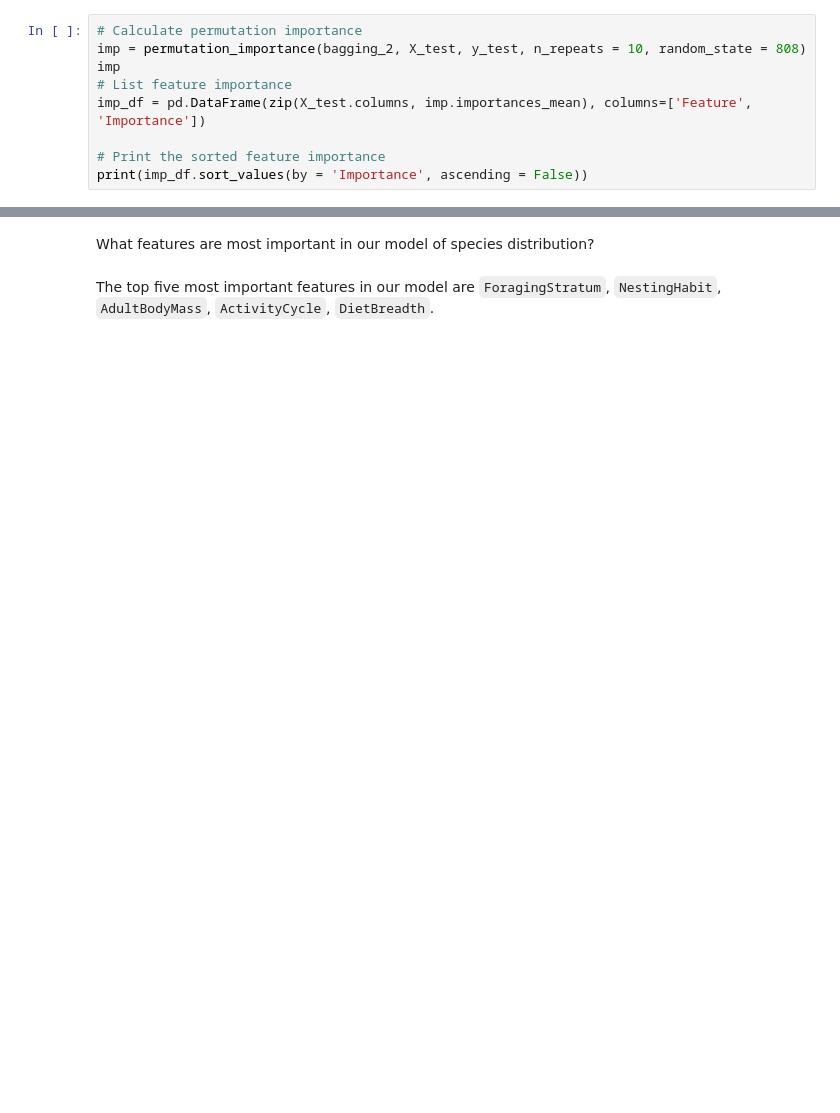
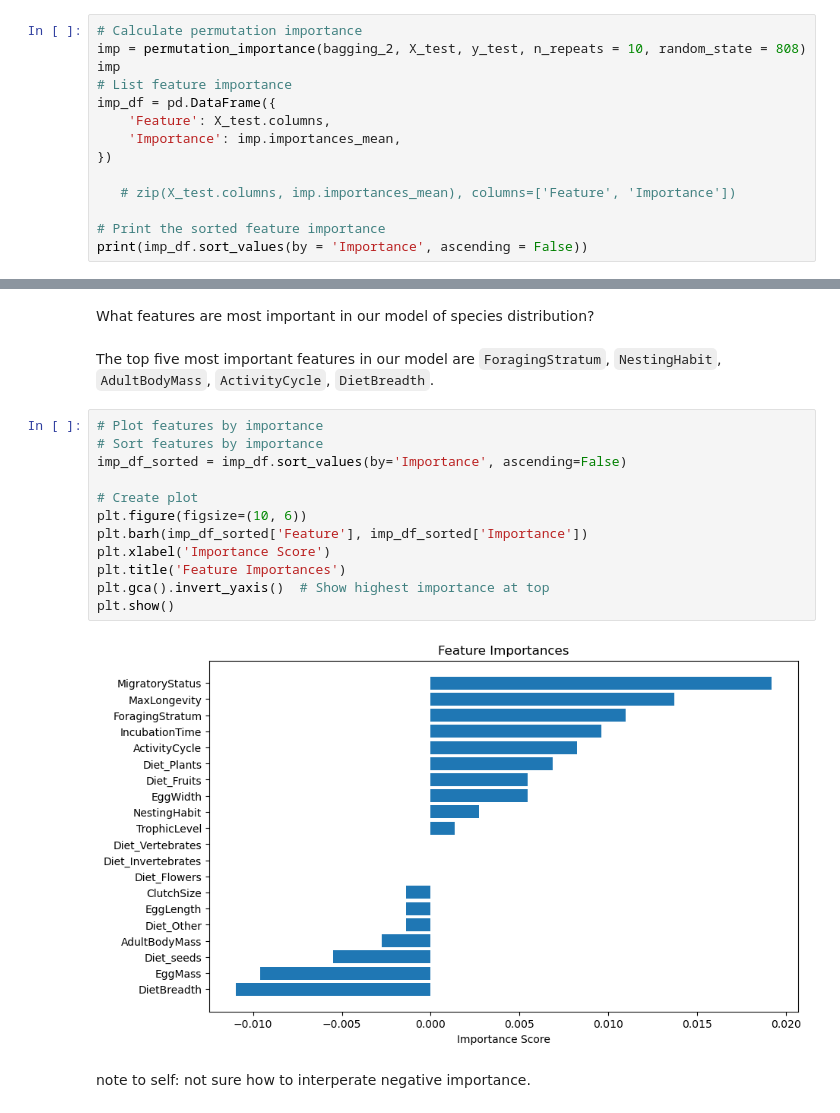
Before and after one commit to ZoeZhouJ/EDS232-labs, a Jupyter notebook: Week5/lab5-birds.ipynb, the cells around one changed output, grey strips where cells are left out. Cells and saved outputs as stored; diff of their text form; blank space fills up the shorter version.

```diff
--- a/Week5/lab5-birds.ipynb
+++ b/Week5/lab5-birds.ipynb
@@ -339,7 +339,12 @@ Use `permutation_importance()` to calculate the importance values.  You'll need
 imp = permutation_importance(bagging_2, X_test, y_test, n_repeats = 10, random_state = 808)
 imp
 # List feature importance
-imp_df = pd.DataFrame(zip(X_test.columns, imp.importances_mean), columns=['Feature', 'Importance'])
+imp_df = pd.DataFrame({
+    'Feature': X_test.columns,
+    'Importance': imp.importances_mean,
+})
+
+   # zip(X_test.columns, imp.importances_mean), columns=['Feature', 'Importance'])
 
 # Print the sorted feature importance
 print(imp_df.sort_values(by = 'Importance', ascending = False))
@@ -365,3 +370,19 @@ print(imp_df.sort_values(by = 'Importance', ascending = False))
 What features are most important in our model of species distribution?
 # %% [markdown]
 The top five most important features in our model are `ForagingStratum`, `NestingHabit`, `AdultBodyMass`, `ActivityCycle`, `DietBreadth`.
+# %%
+# Plot features by importance
+# Sort features by importance
+imp_df_sorted = imp_df.sort_values(by='Importance', ascending=False)
+
+# Create plot
+plt.figure(figsize=(10, 6))
+plt.barh(imp_df_sorted['Feature'], imp_df_sorted['Importance'])
+plt.xlabel('Importance Score')
+plt.title('Feature Importances')
+plt.gca().invert_yaxis()  # Show highest importance at top
+plt.show()
+# %% [output]
+[figure, added]
+# %% [markdown]
+note to self: not sure how to interperate negative importance.
```
Also changed, not shown: parts of 6 cells of this notebook, 3 other files.
